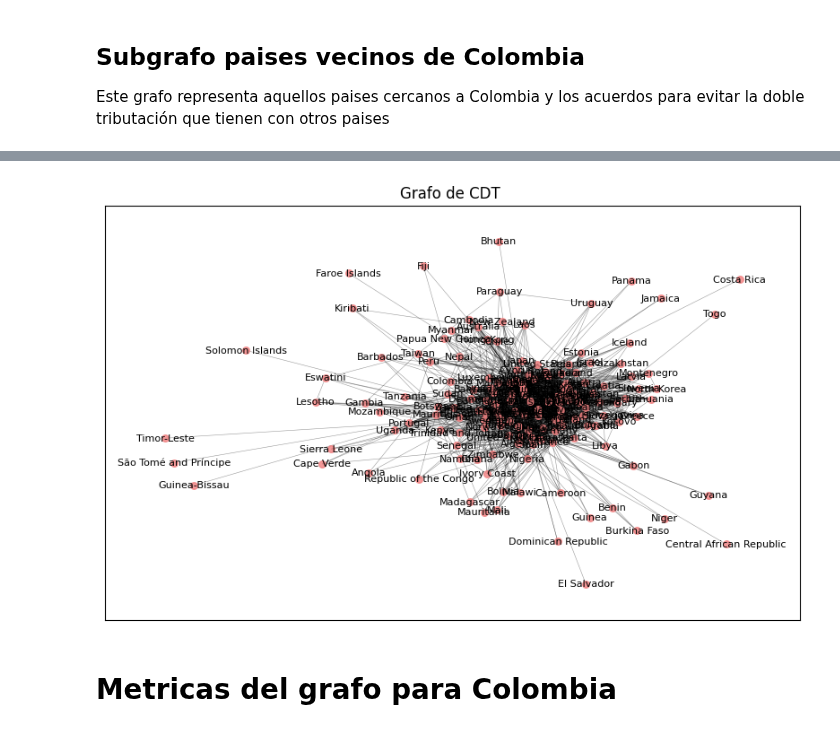
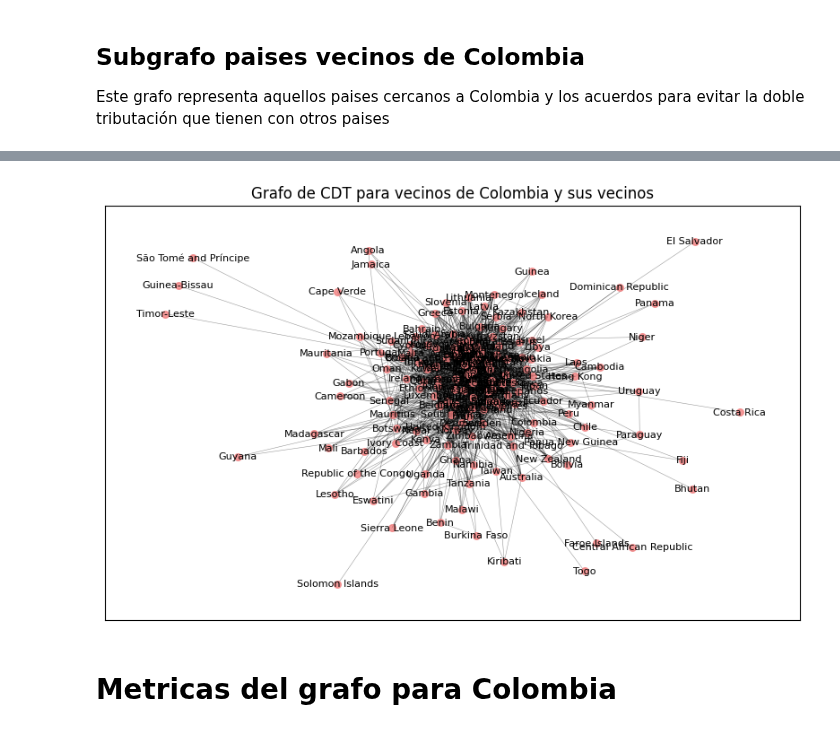
Before and after one commit to hubcborja/Trabajo_grado_ECIJG, a Jupyter notebook: Graficacion_red_convenios_Doble_Tributacion.ipynb, the cells around one changed output, grey strips where cells are left out. Drawn from its saved outputs; the diff is of its cells as text; code cells hidden in the pictures.

```diff
--- a/Graficacion_red_convenios_Doble_Tributacion.ipynb
+++ b/Graficacion_red_convenios_Doble_Tributacion.ipynb
@@ -278,32 +345,32 @@ nodos_interes=nodos_interes | vecinos_segundo_orden
 # %%
 # Crear el subgrafo
 subgrafo = G.subgraph(nodos_interes)
-# 1. Calcular métrica para tamaño (ej. Degree)
+# 1. Calcular métrica para tamaño
 node_degrees = dict(G.degree())
 # Escalar el tamaño para la visualización
 node_sizes = [v * 50 for v in node_degrees.values()]
 
 # 2. Generar el layout
 pos = nx.spring_layout(G)
 plt.figure(figsize=(10, 6))
 # 3. Dibujar el grafo
 nx.draw_networkx_nodes(
     subgrafo, pos,
     node_size=30,
     node_color='lightcoral', # Cambiar color
     alpha=0.8
 )
 nx.draw_networkx_edges(
     subgrafo, pos,
-    width=0.4,  # grosor
-    alpha=0.4 #opacidad
+    width=0.4,
+    alpha=0.4
 )
 
 nx.draw_networkx_labels(subgrafo, pos, font_size=8)
-plt.title("Grafo de CDT ")
+plt.title("Grafo de CDT para vecinos de Colombia y sus vecinos")
 plt.show()
 # %% [output]
-[figure, old version]
+[figure, new version]
 # %% [markdown]
 # Metricas del grafo para Colombia
 # %%
```
Also changed, not shown: parts of 21 cells of this notebook.
